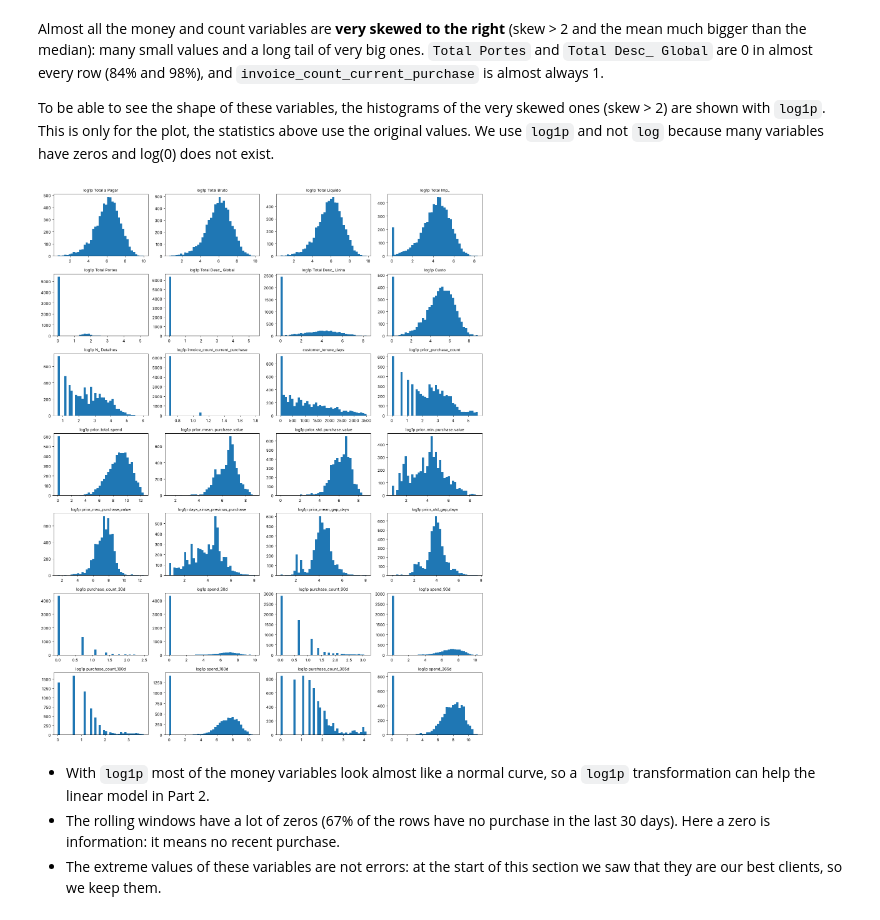
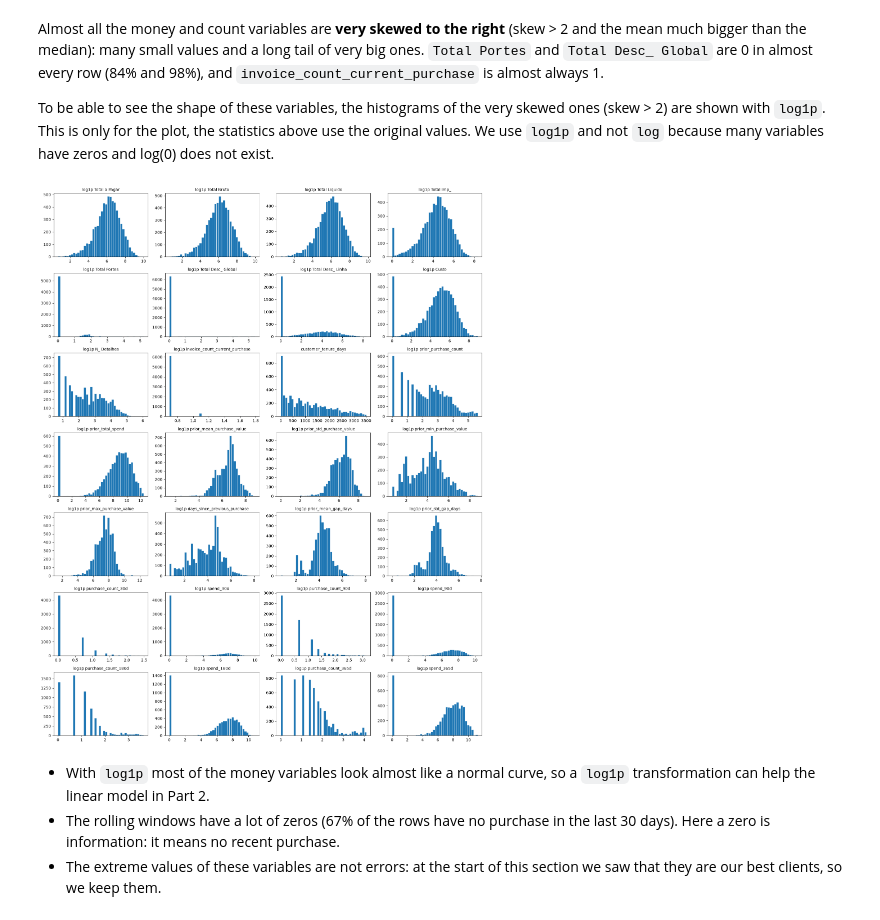
Before and after one commit to Martsnake/machine-learning, a Jupyter notebook: notebooks/Análise_Nuno_EDAcompleto.ipynb, the cells around one changed output. Saved outputs shown, nothing was run; the diff lists cells and outputs as text; code cells hidden in the pictures.

```diff
--- a/notebooks/Análise_Nuno_EDAcompleto.ipynb
+++ b/notebooks/Análise_Nuno_EDAcompleto.ipynb
@@ -822,21 +845,21 @@ To be able to see the shape of these variables, the histograms of the very skewe
 # %%
 skewed = shape.index[shape["skew"] > 2].tolist()
 
 fig, axes = plt.subplots(7, 4, figsize=(16, 20))
 for ax, col in zip(axes.flat, numeric_cols):
     values = df_eda[col].dropna()
     if col in skewed:
         values = np.log1p(values.clip(lower=0))
         ax.set_title(f"log1p {col}", fontsize=10)
     else:
         ax.set_title(col, fontsize=10)
-    ax.hist(values, bins=40)
+    ax.hist(values, bins=40, edgecolor="white", linewidth=0.5)
 for ax in axes.flat[len(numeric_cols):]:
     ax.set_visible(False)
 plt.tight_layout()
 plt.show()
 # %% [output]
-[figure, old version]
+[figure, new version]
 # %% [markdown]
 * With `log1p` most of the money variables look almost like a normal curve, so a `log1p` transformation can help the linear model in Part 2.
 * The rolling windows have a lot of zeros (67% of the rows have no purchase in the last 30 days). Here a zero is information: it means no recent purchase.
```
Also changed, not shown: parts of 20 cells of this notebook.
